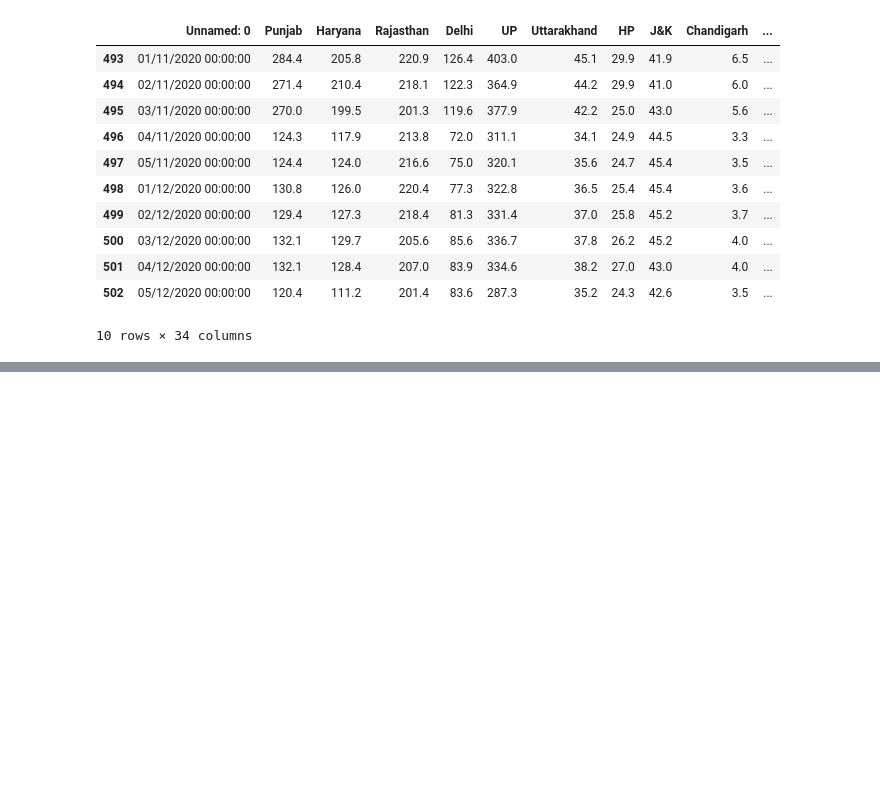
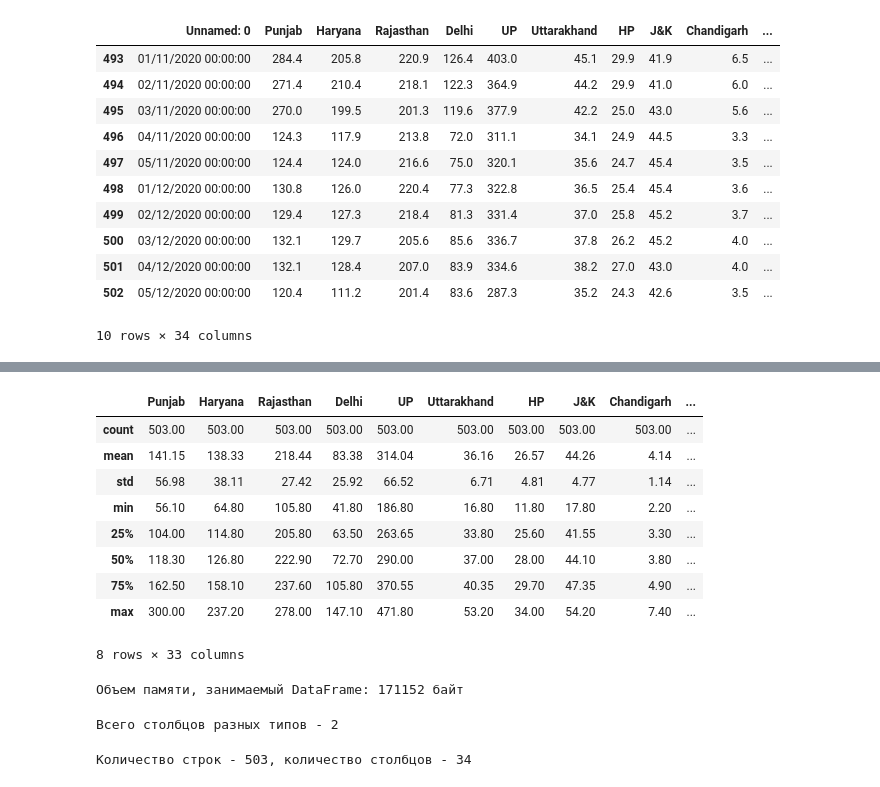
Before and after one commit to SotGE/innopolis2023, a Jupyter notebook: certification1/certification1.ipynb, the cells around one changed output, grey strips where cells are left out. Saved outputs shown, nothing was run; the diff lists cells and outputs as text; code cells hidden in the pictures; blank space fills up the shorter version.

```diff
--- a/certification1/certification1.ipynb
+++ b/certification1/certification1.ipynb
@@ -80,0 +124,33 @@ dataset.tail(10)
+# %%
+# Параметры числовых значений (фильтрация по числовым)
+# С округлением до 2-х знаков после запятой
+dataset.describe(include=['float', 'int']).round(2)
+# %% [output]
+|  | Punjab | Haryana | Rajasthan | Delhi | UP | Uttarakhand | HP | J&K | Chandigarh | ... |
+| count | 503.00 | 503.00 | 503.00 | 503.00 | 503.00 | 503.00 | 503.00 | 503.00 | 503.00 | ... |
+| mean | 141.15 | 138.33 | 218.44 | 83.38 | 314.04 | 36.16 | 26.57 | 44.26 | 4.14 | ... |
+| std | 56.98 | 38.11 | 27.42 | 25.92 | 66.52 | 6.71 | 4.81 | 4.77 | 1.14 | ... |
+| min | 56.10 | 64.80 | 105.80 | 41.80 | 186.80 | 16.80 | 11.80 | 17.80 | 2.20 | ... |
+| 25% | 104.00 | 114.80 | 205.80 | 63.50 | 263.65 | 33.80 | 25.60 | 41.55 | 3.30 | ... |
+| 50% | 118.30 | 126.80 | 222.90 | 72.70 | 290.00 | 37.00 | 28.00 | 44.10 | 3.80 | ... |
+| 75% | 162.50 | 158.10 | 237.60 | 105.80 | 370.55 | 40.35 | 29.70 | 47.35 | 4.90 | ... |
+| max | 300.00 | 237.20 | 278.00 | 147.10 | 471.80 | 53.20 | 34.00 | 54.20 | 7.40 | ... |
+8 rows × 33 columns
+# %%
+# Объем памяти DataFrame
+memory = dataset.memory_usage(deep=True).sum()
+print(f'Объем памяти, занимаемый DataFrame: {memory} байт')
+# %% [output]
+Объем памяти, занимаемый DataFrame: 171152 байт
+# %%
+# Кортеж из количества строк и столбцов
+dtype = dataset.dtypes.value_counts()
+print(f'Всего столбцов разных типов - {len(dtype)}')
+# %% [output]
+Всего столбцов разных типов - 2
+# %%
+# Кортеж из количества строк и столбцов
+count = dataset.shape
+print(f'Количество строк - {count[0]}, количество столбцов - {count[1]}')
+# %% [output]
+Количество строк - 503, количество столбцов - 34
```
Also changed, not shown: parts of 9 cells of this notebook.
